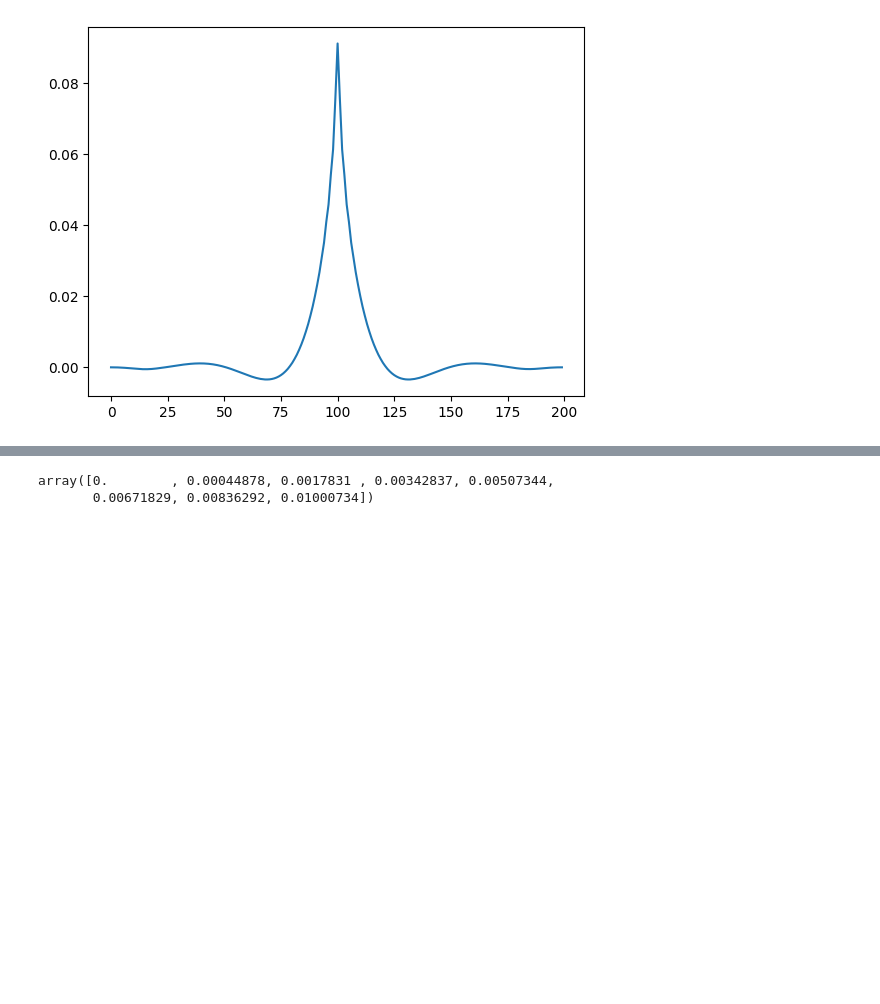
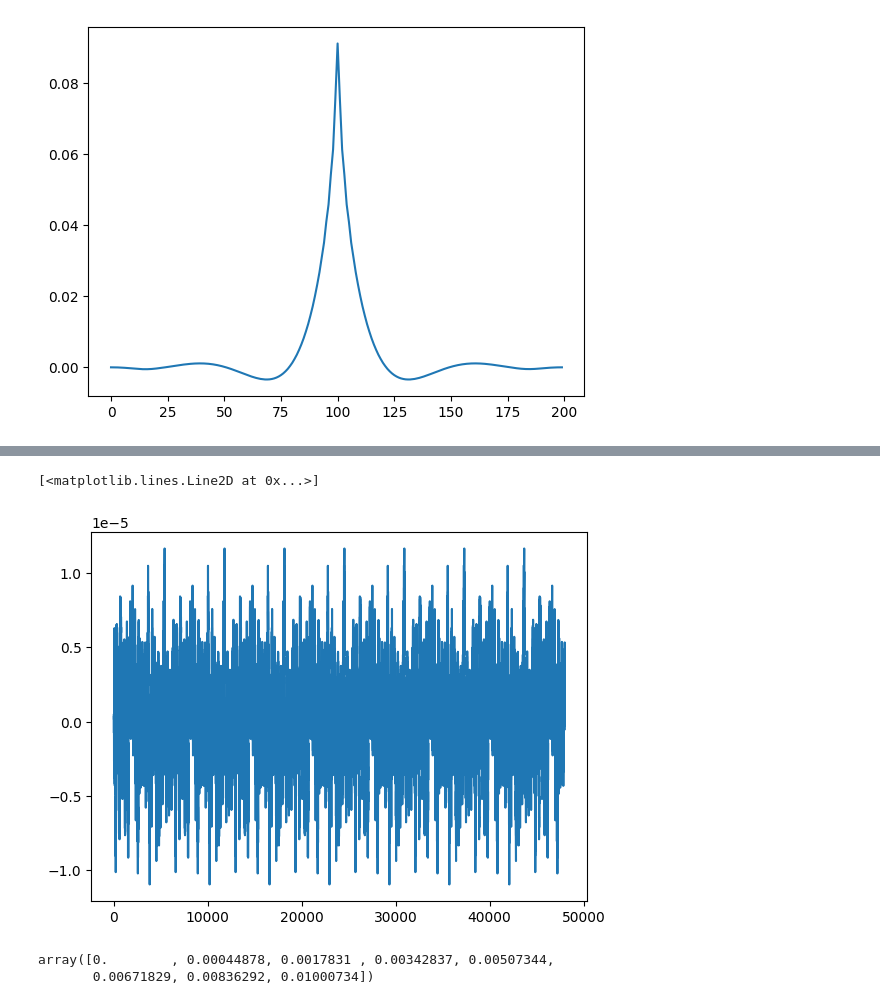
Before and after one commit to jmgrosen/four-track, a Jupyter notebook: roughness.ipynb, the cells around one changed output, grey strips where cells are left out. Cells and saved outputs as stored; diff of their text form; code cells hidden in the pictures; blank space fills up the shorter version.

```diff
--- a/roughness.ipynb
+++ b/roughness.ipynb
@@ -7,6 +7,7 @@ SPATIAL_SAMPLING_RATE = 2200
 TIME_SAMPLING_RATE = 48000
 FILTER_TAPS = 2000
 REFERENCE_ROUGHNESS = 1e-6
+WHEEL_PERIMETER = 2.9
 # %%
 def make_noise(filter_taps):
     return np.sqrt(SPATIAL_SAMPLING_RATE / 2) * np.random.normal(size=(filter_taps,))
@@ -179,0 +182,6 @@ array([0., 3., 2.])
+# %%
+wheel_roughness = generate_random_wheel_roughness(48000)
+pyplot.plot(wheel_roughness)
+# %% [output]
+[<matplotlib.lines.Line2D at 0x...>]
+[figure, added]
```
Also changed, not shown: parts of 12 cells of this notebook.
